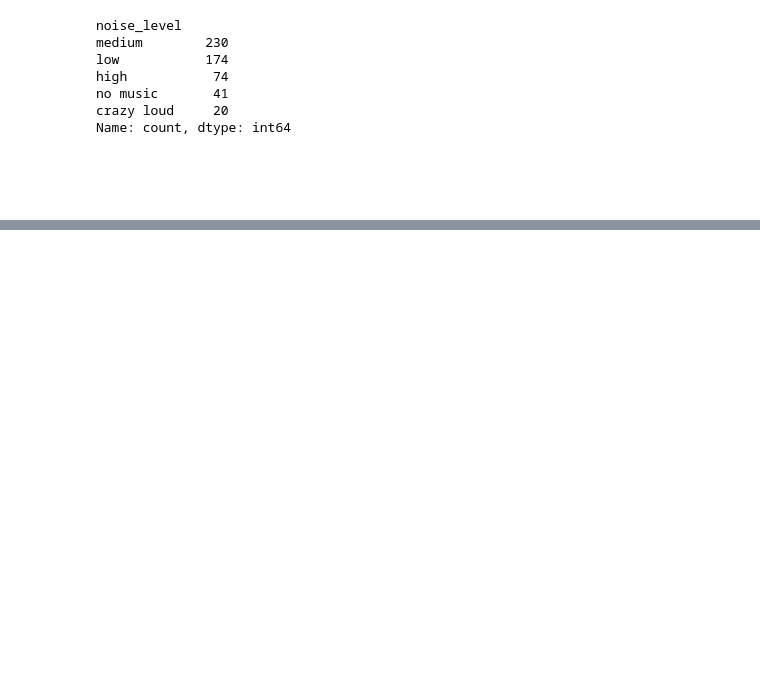
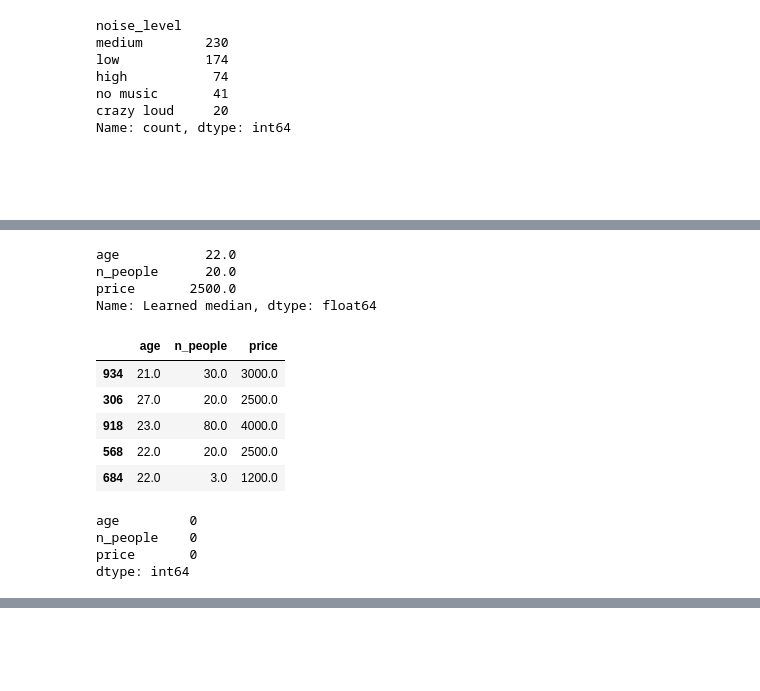
Before and after one commit to UBC-CS/cpsc330-2026W1, a Jupyter notebook: content/classes/varada/lecture-05-06-preprocessing-demo.ipynb, the cells around one changed output, grey strips where cells are left out. Cells and saved outputs as stored; diff of their text form; code cells hidden in the pictures; blank space fills up the shorter version.

```diff
--- a/content/classes/varada/lecture-05-06-preprocessing-demo.ipynb
+++ b/content/classes/varada/lecture-05-06-preprocessing-demo.ipynb
@@ -377,0 +375,33 @@ A pipeline connects these steps so they are fitted together on the appropriate r
+# %%
+imputer = SimpleImputer(strategy="median")
+imputer.fit(X_train_num)
+
+pd.Series(imputer.statistics_, index=numeric_feats, name="Learned median")
+# %% [output]
+age           22.0
+n_people      20.0
+price       2500.0
+Name: Learned median, dtype: float64
+# %%
+X_train_num_imp = imputer.transform(X_train_num)
+
+# Restore column names and row labels to inspect the returned array.
+imputed_df = pd.DataFrame(
+    X_train_num_imp, columns=numeric_feats, index=X_train_num.index
+)
+imputed_df.head()
+# %% [output]
+|  | age | n_people | price |
+| 934 | 21.0 | 30.0 | 3000.0 |
+| 306 | 27.0 | 20.0 | 2500.0 |
+| 918 | 23.0 | 80.0 | 4000.0 |
+| 568 | 22.0 | 20.0 | 2500.0 |
+| 684 | 22.0 | 3.0 | 1200.0 |
+# %%
+# Every numerical column should now have zero missing values.
+imputed_df.isna().sum()
+# %% [output]
+age         0
+n_people    0
+price       0
+dtype: int64
```
Also changed, not shown: parts of 66 cells of this notebook.
